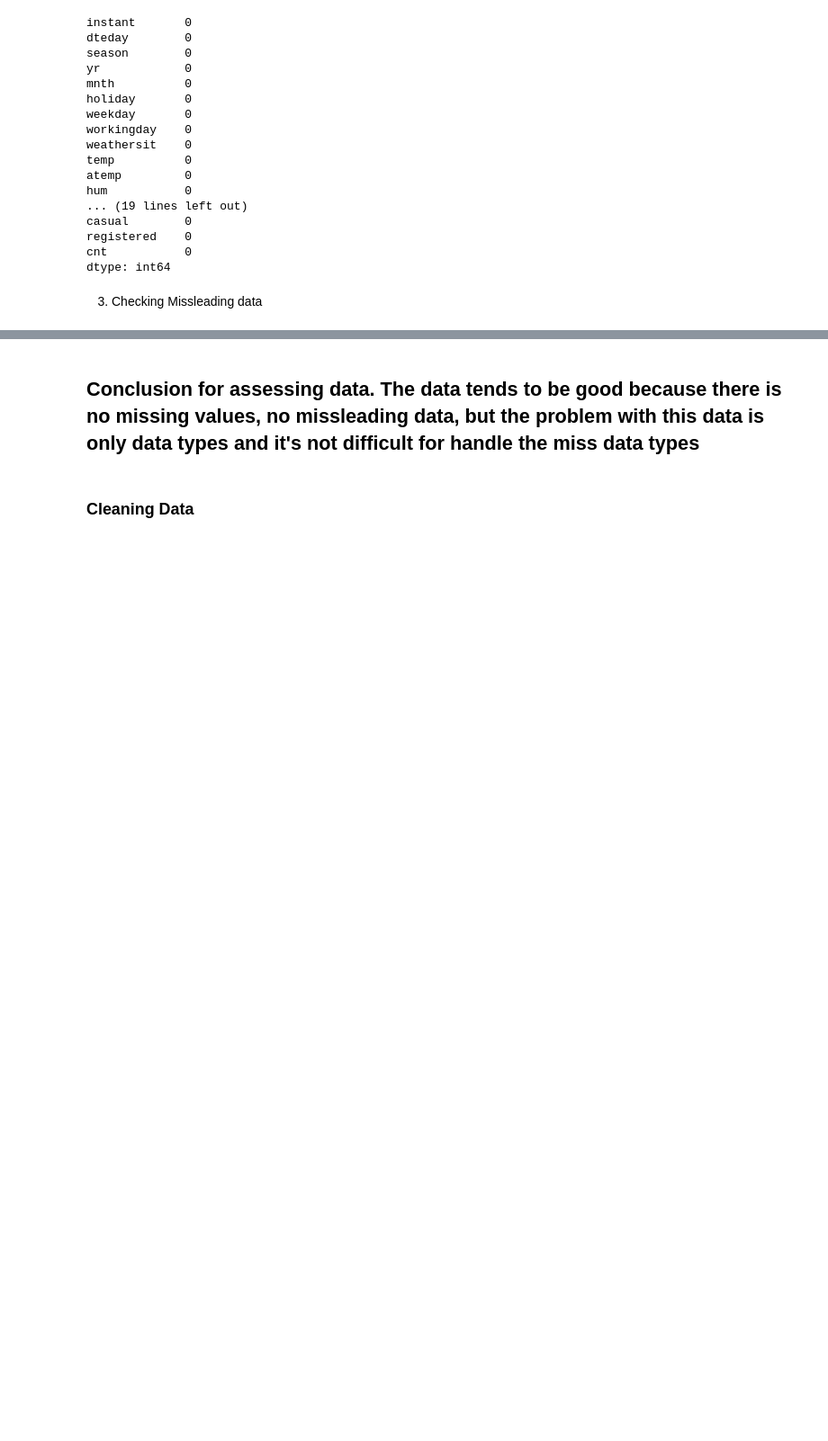
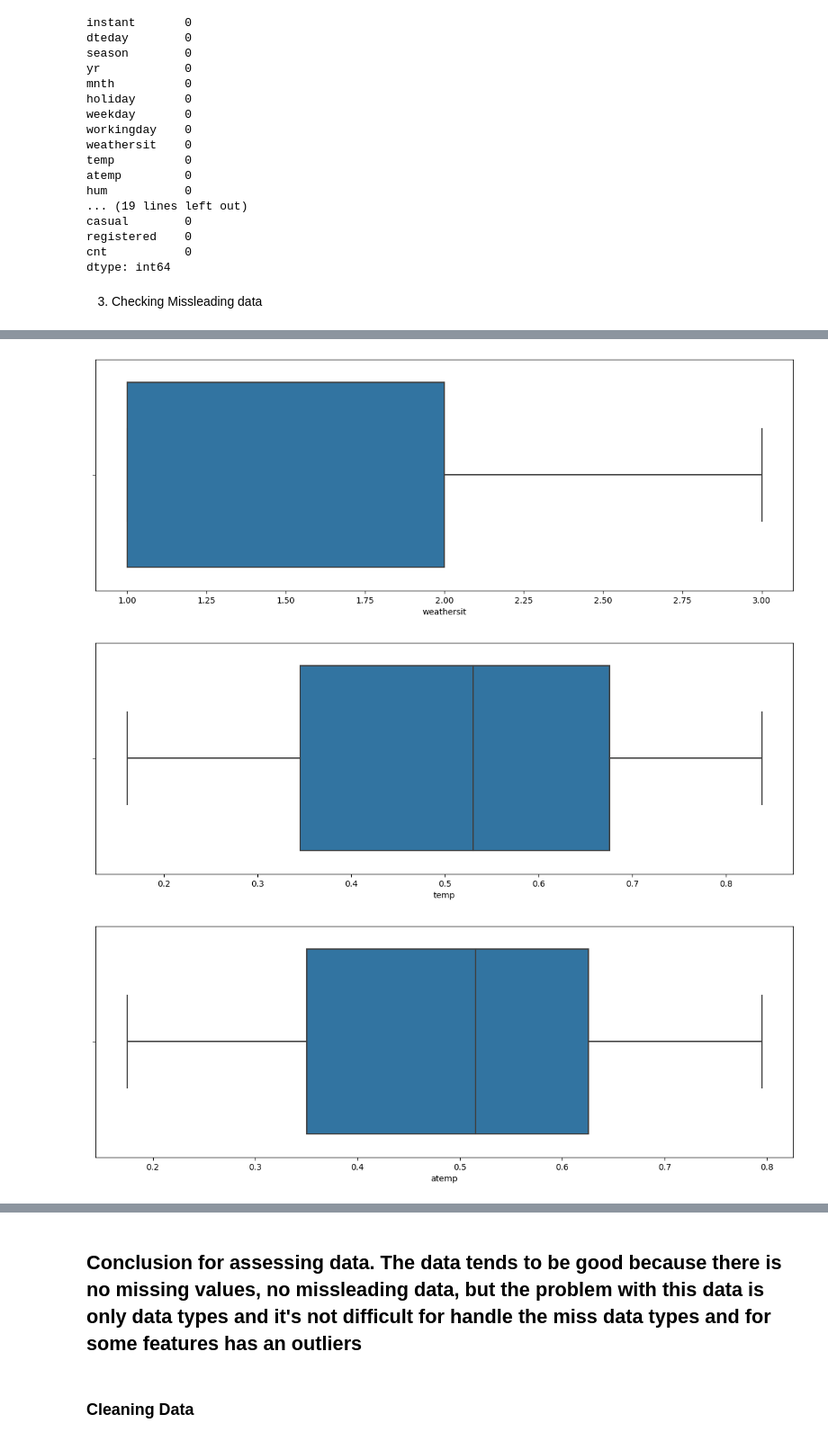
Before and after one commit to Muhammadridho100902/google_collab, a Jupyter notebook: Bike_Shared_Analysis.ipynb, the cells around one changed output, grey strips where cells are left out. Shown at 90% size. Saved outputs shown, nothing was run; the diff lists cells and outputs as text; code cells hidden in the pictures; blank space fills up the shorter version.

```diff
--- a/Bike_Shared_Analysis.ipynb
+++ b/Bike_Shared_Analysis.ipynb
@@ -165,0 +190,9 @@ hd.describe()
+# %%
+for i in hd.columns[9:13]:
+  plt.figure(figsize=(15,5))
+  sns.boxplot(x=dd[i])
+  plt.show()
+# %% [output]
+[figure, added]
+[figure, added]
+[figure, added]
@@ -166,5 +200,5 @@ hd.describe()
 # %% [markdown]
-## Conclusion for assessing data. The data tends to be good because there is no missing values, no missleading data, but the problem with this data is only data types and it's not difficult for handle the miss data types
+## Conclusion for assessing data. The data tends to be good because there is no missing values, no missleading data, but the problem with this data is only data types and it's not difficult for handle the miss data types and for some features has an outliers
 # %% [markdown]
 ### Cleaning Data
 # %% [markdown]
```
Also changed, not shown: parts of 12 cells of this notebook.
